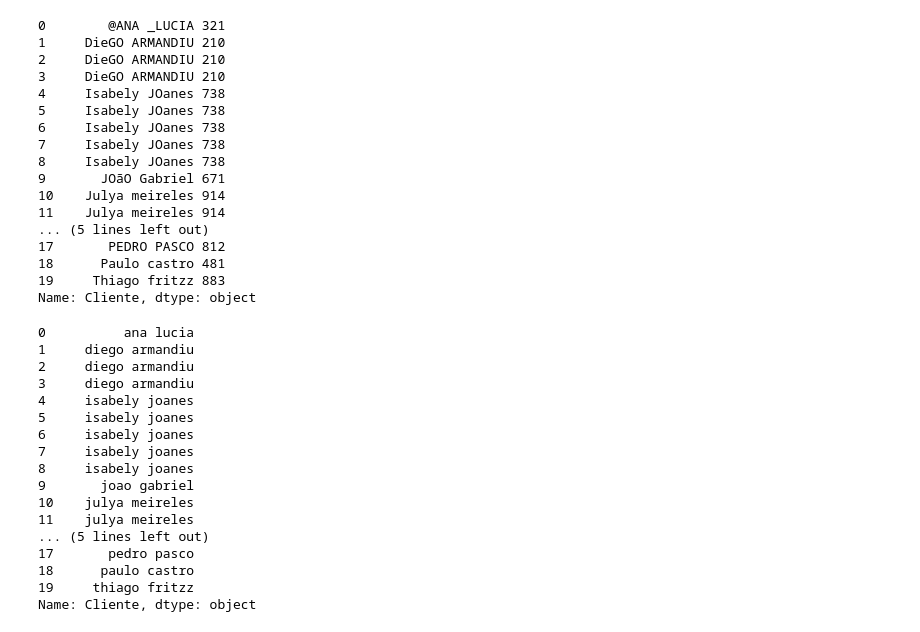
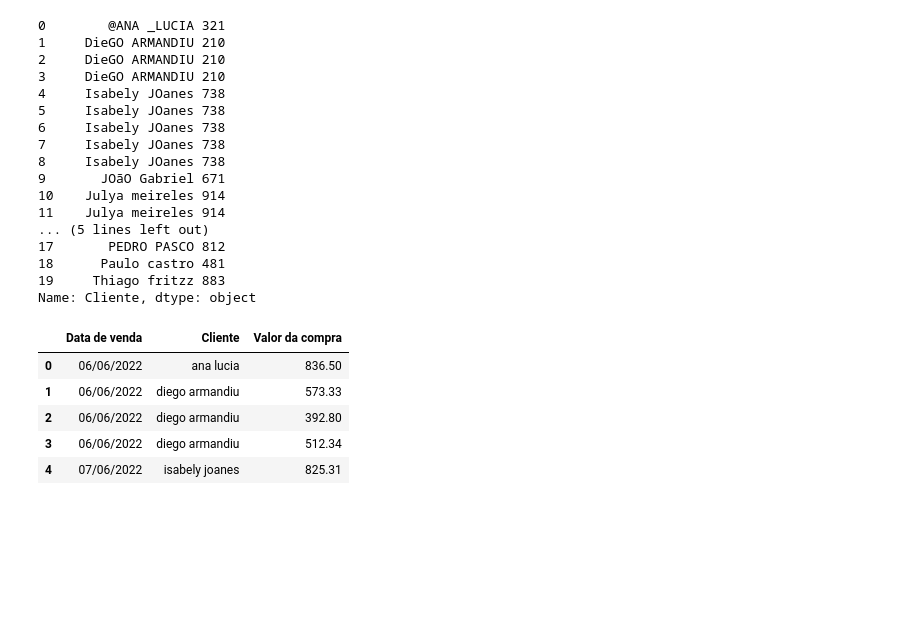
Before and after one commit to strawndri/python-ds-pandas-transformacao-manipulacao-dados, a Jupyter notebook: Desafio_1.ipynb, the cells around one changed output. Cells and saved outputs as stored; diff of their text form; code cells hidden in the pictures; blank space fills up the shorter version.

```diff
--- a/Desafio_1.ipynb
+++ b/Desafio_1.ipynb
@@ -184,22 +184,13 @@ dados['Cliente'] = dados['Cliente'].apply(lambda x: unidecode(x))
 # %%
 dados['Cliente'] = dados['Cliente'].replace('[^a-z ]', '', regex = True)
 # %%
-dados['Cliente']
+dados['Cliente'] = dados['Cliente'].str.strip(' ')
-# %% [output]
-0          ana lucia
-1     diego armandiu
-2     diego armandiu
-3     diego armandiu
-4     isabely joanes
-5     isabely joanes
-6     isabely joanes
-7     isabely joanes
-8     isabely joanes
-9       joao gabriel
-10    julya meireles
-11    julya meireles
-... (5 lines left out)
-17       pedro pasco
-18      paulo castro
-19     thiago fritzz
-Name: Cliente, dtype: object
+# %%
+dados.head()
+# %% [output]
+|  | Data de venda | Cliente | Valor da compra |
+| 0 | 06/06/2022 | ana lucia | 836.50 |
+| 1 | 06/06/2022 | diego armandiu | 573.33 |
+| 2 | 06/06/2022 | diego armandiu | 392.80 |
+| 3 | 06/06/2022 | diego armandiu | 512.34 |
+| 4 | 07/06/2022 | isabely joanes | 825.31 |
```
